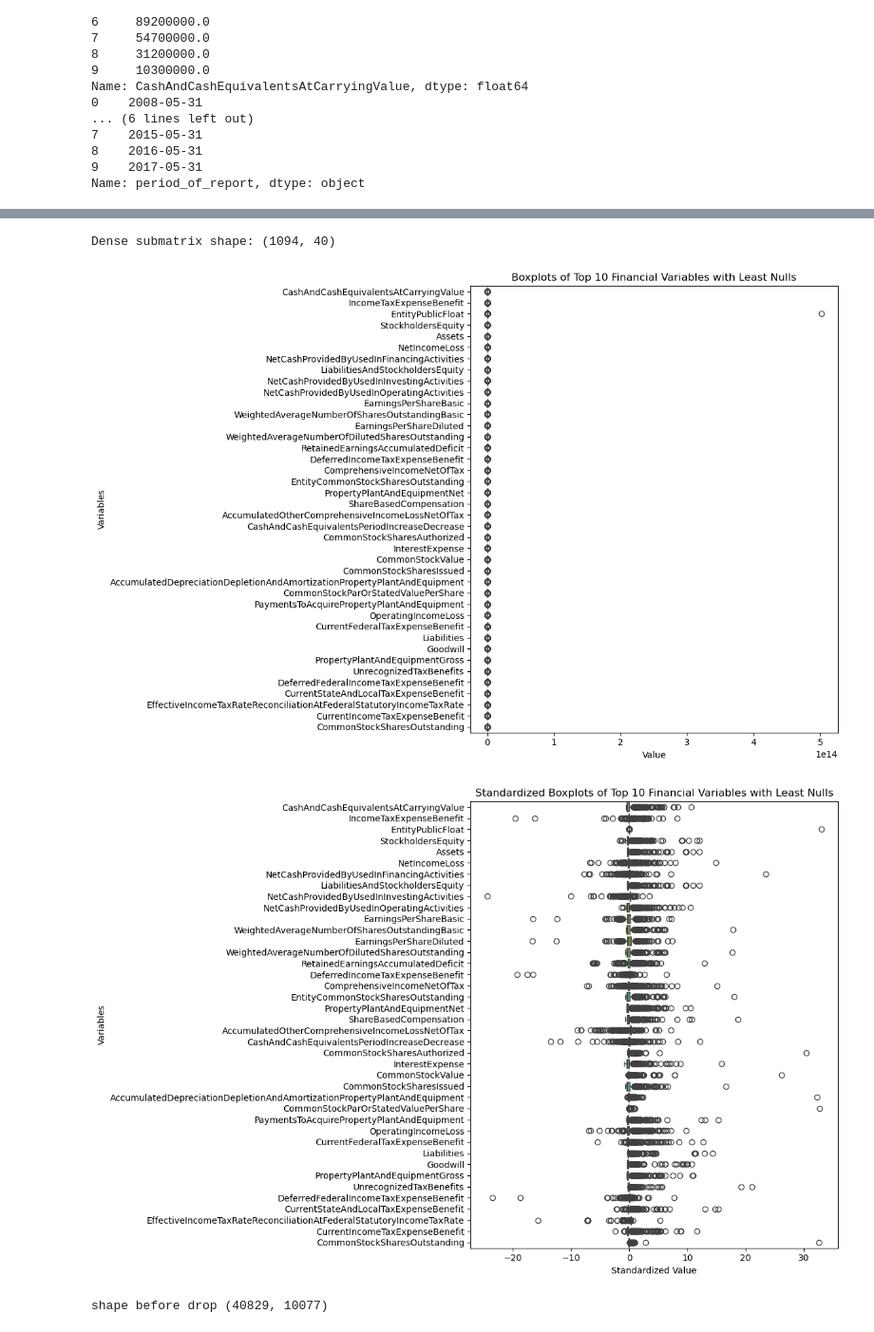
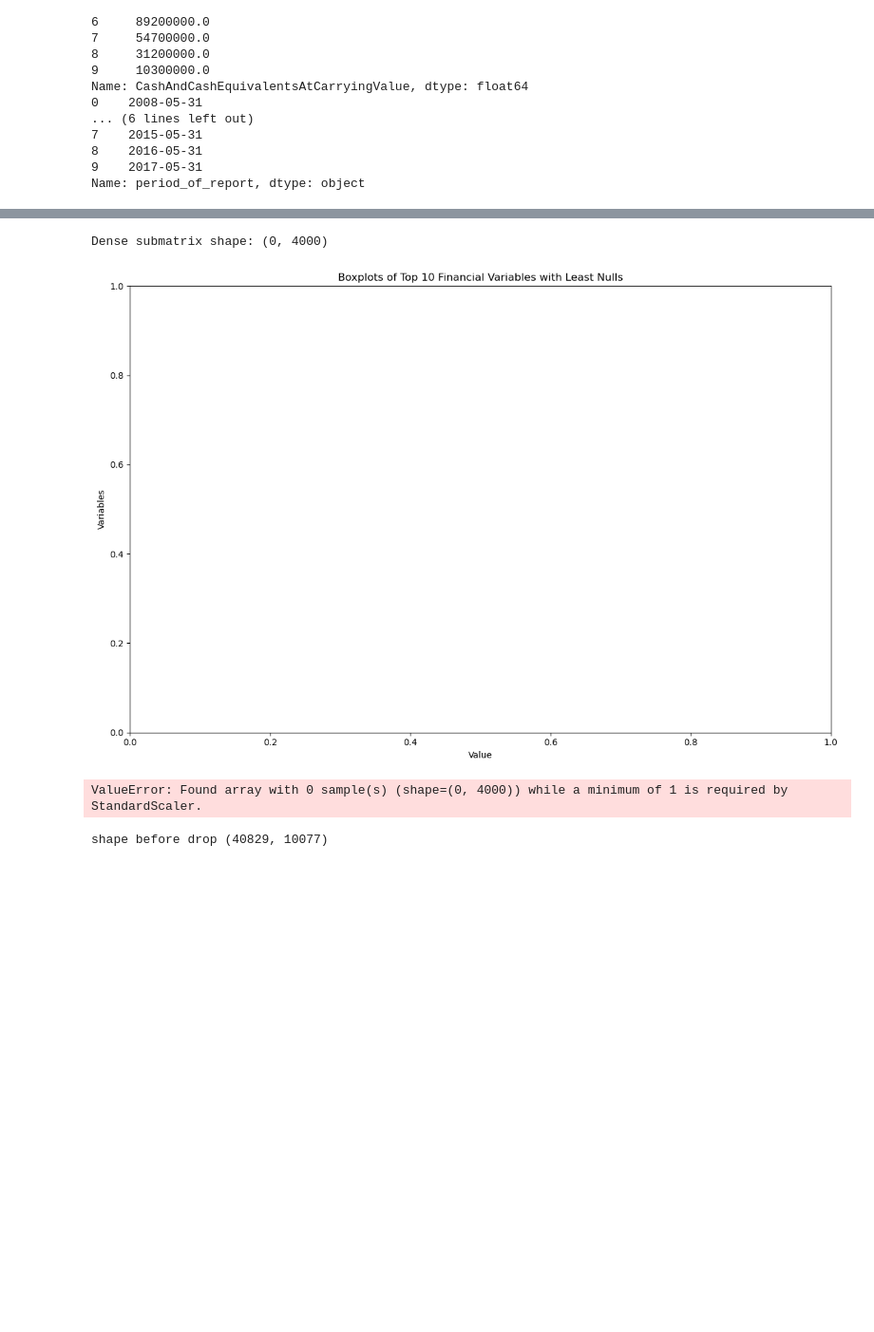
Before and after one commit to aggelospot/Financial-dataset-for-Anomaly-Detection, a Jupyter notebook: test.ipynb, the cells around one changed output, grey strips where cells are left out. Shown at 95% size. Cells and saved outputs as stored; diff of their text form; code cells hidden in the pictures; blank space fills up the shorter version.

```diff
--- a/test.ipynb
+++ b/test.ipynb
@@ -161,7 +161,7 @@ Dense submatrix shape: (23358, 11)
 | 37 | 3.793500e+08 | 90256000.0 | 5.779423e+08 | 2.039417e+09 | 2.319482e+09 | ... |
 | 38 | 3.952840e+08 | 27100000.0 | 5.779423e+08 | 2.120753e+09 | 2.468012e+09 | ... |
 # %%
-top_cols_threshold = 40
+top_cols_threshold = 4000
 # Select the top x columns with the least amount of nulls (excluding original keys)
 # top_columns = columns_stats_df.head(top_cols_threshold)['column'].tolist()
 
@@ -180,36 +180,36 @@ data_to_plot = data_to_plot[numeric_columns]
 
 # Check if we have at least one numeric column
 if not numeric_columns:
     print("No numeric columns found among the top 10 columns.")
 else:
 
     print(f"\nDense submatrix shape: {data_to_plot.shape}")
     # Plot boxplots without standardization
     plt.figure(figsize=(12, 8))
     sns.boxplot(data=data_to_plot, orient='h')
     plt.title('Boxplots of Top 10 Financial Variables with Least Nulls')
     plt.xlabel('Value')
     plt.ylabel('Variables')
     plt.tight_layout()
     plt.show()
 
 
     # Standardize the data for better comparison if scales vary widely
     scaler = StandardScaler()
     data_scaled = pd.DataFrame(scaler.fit_transform(data_to_plot), columns=numeric_columns)
 
     # Plot standardized boxplots
     plt.figure(figsize=(12, 8))
     sns.boxplot(data=data_scaled, orient='h')
     plt.title('Standardized Boxplots of Top 10 Financial Variables with Least Nulls')
     plt.xlabel('Standardized Value')
     plt.ylabel('Variables')
     plt.tight_layout()
     plt.show()
 # %% [output]
-Dense submatrix shape: (1094, 40)
+Dense submatrix shape: (0, 4000)
-[figure, old version]
+[figure, new version]
-[figure, removed]
+ValueError: Found array with 0 sample(s) (shape=(0, 4000)) while a minimum of 1 is required by StandardScaler.
 # %%
 print('shape before drop', df.shape)
 # df = df.dropna()
```
Also changed, not shown: parts of 2 cells of this notebook, 1 other file.
